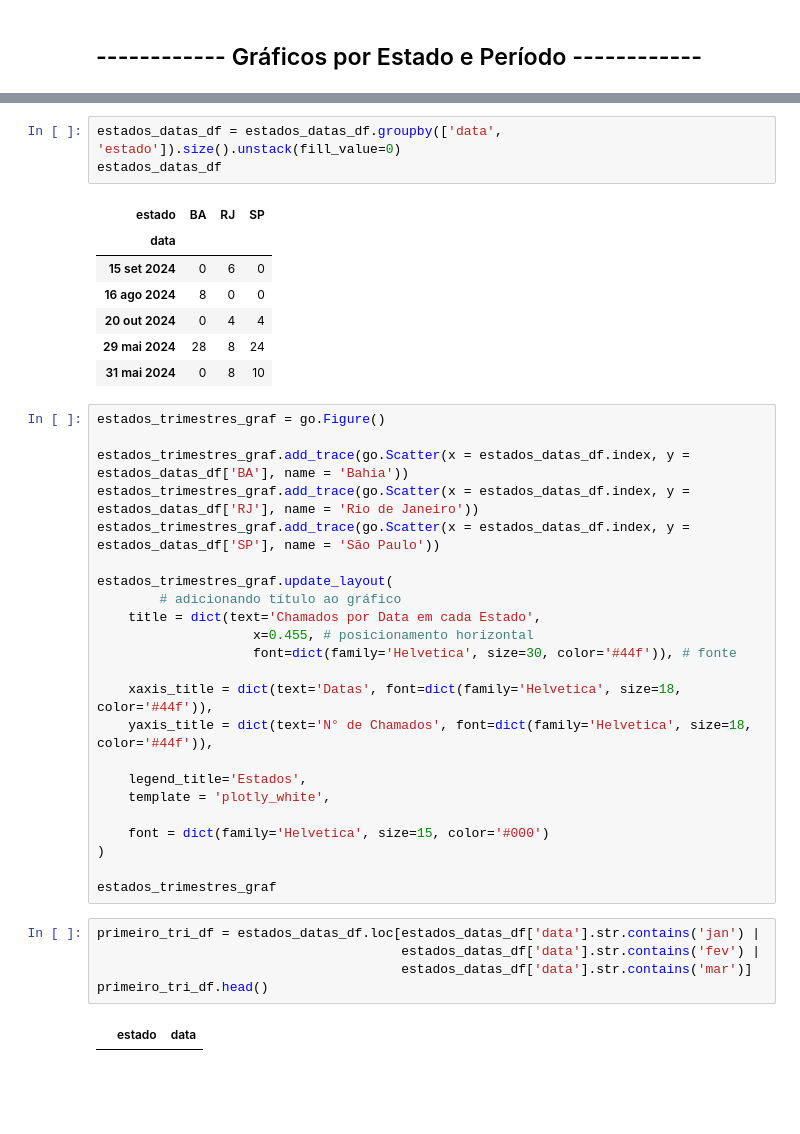
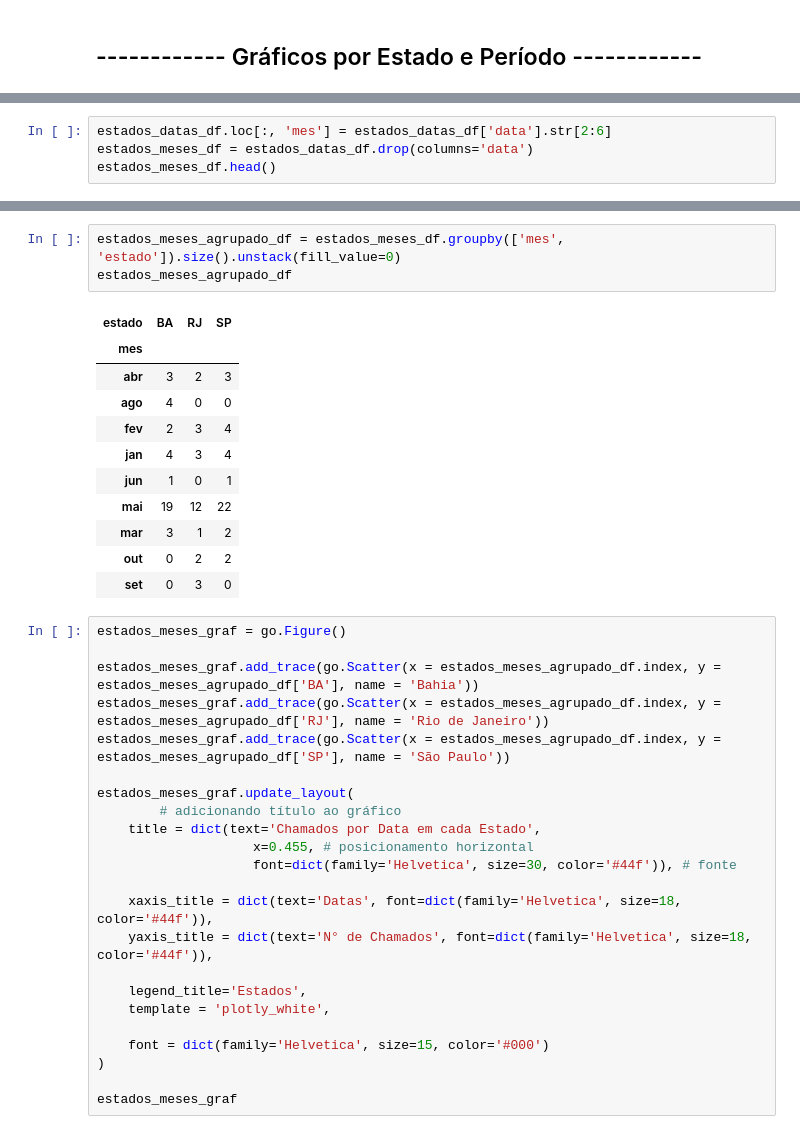
Before and after one commit to gabrielfalanga/gs-python, a Jupyter notebook: analise.ipynb, the cells around one changed output, grey strips where cells are left out. Cells and saved outputs as stored; diff of their text form; blank space fills up the shorter version.

Commit message:
mudança para meses e início da organização das datas no csv  /  descobrir como ordenar meses

```diff
--- a/analise.ipynb
+++ b/analise.ipynb
@@ -291,0 +234,4 @@ estados_datas_df.head()
+# %%
+estados_datas_df.loc[:, 'mes'] = estados_datas_df['data'].str[2:6]
+estados_meses_df = estados_datas_df.drop(columns='data')
+estados_meses_df.head()
@@ -292,22 +249,26 @@ estados_datas_df.head()
 # %%
-estados_datas_df = estados_datas_df.groupby(['data', 'estado']).size().unstack(fill_value=0)
-estados_datas_df
+estados_meses_agrupado_df = estados_meses_df.groupby(['mes', 'estado']).size().unstack(fill_value=0)
+estados_meses_agrupado_df
 # %% [output]
 | estado | BA | RJ | SP |
-| data |  |  |  |
-| 15 set 2024 | 0 | 6 | 0 |
-| 16 ago 2024 | 8 | 0 | 0 |
-| 20 out 2024 | 0 | 4 | 4 |
-| 29 mai 2024 | 28 | 8 | 24 |
-| 31 mai 2024 | 0 | 8 | 10 |
+| mes |  |  |  |
+| abr | 3 | 2 | 3 |
+| ago | 4 | 0 | 0 |
+| fev | 2 | 3 | 4 |
+| jan | 4 | 3 | 4 |
+| jun | 1 | 0 | 1 |
+| mai | 19 | 12 | 22 |
+| mar | 3 | 1 | 2 |
+| out | 0 | 2 | 2 |
+| set | 0 | 3 | 0 |
 # %%
-estados_trimestres_graf = go.Figure()
+estados_meses_graf = go.Figure()
 
-estados_trimestres_graf.add_trace(go.Scatter(x = estados_datas_df.index, y = estados_datas_df['BA'], name = 'Bahia'))
-estados_trimestres_graf.add_trace(go.Scatter(x = estados_datas_df.index, y = estados_datas_df['RJ'], name = 'Rio de Janeiro'))
-estados_trimestres_graf.add_trace(go.Scatter(x = estados_datas_df.index, y = estados_datas_df['SP'], name = 'São Paulo'))
+estados_meses_graf.add_trace(go.Scatter(x = estados_meses_agrupado_df.index, y = estados_meses_agrupado_df['BA'], name = 'Bahia'))
+estados_meses_graf.add_trace(go.Scatter(x = estados_meses_agrupado_df.index, y = estados_meses_agrupado_df['RJ'], name = 'Rio de Janeiro'))
+estados_meses_graf.add_trace(go.Scatter(x = estados_meses_agrupado_df.index, y = estados_meses_agrupado_df['SP'], name = 'São Paulo'))
 
-estados_trimestres_graf.update_layout(
+estados_meses_graf.update_layout(
         # adicionando título ao gráfico
     title = dict(text='Chamados por Data em cada Estado',
                     x=0.455, # posicionamento horizontal
@@ -322,11 +283,4 @@ estados_trimestres_graf.update_layout(
     font = dict(family='Helvetica', size=15, color='#000')
 )
 
-estados_trimestres_graf
+estados_meses_graf
-# %%
-primeiro_tri_df = estados_datas_df.loc[estados_datas_df['data'].str.contains('jan') |
-                                       estados_datas_df['data'].str.contains('fev') |
-                                       estados_datas_df['data'].str.contains('mar')]
-primeiro_tri_df.head()
-# %% [output]
-|  | estado | data |
```
Also changed, not shown: parts of 12 cells of this notebook, 1 other file.
